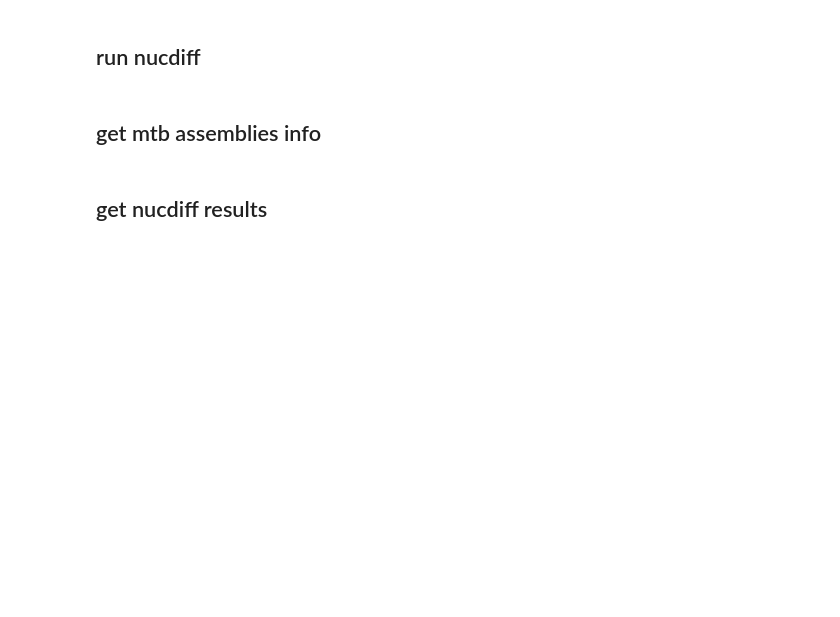
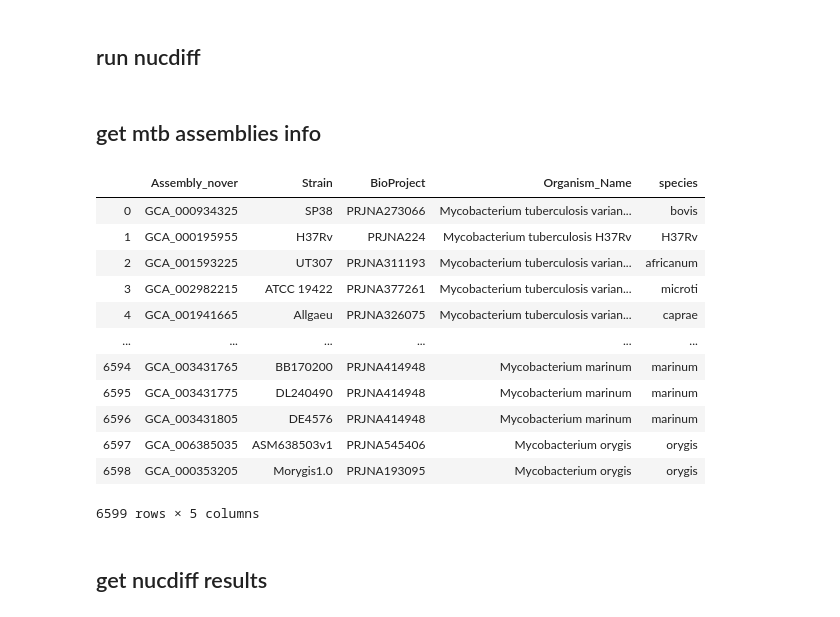
Before and after one commit to dmnfarrell/mtbdiff, a Jupyter notebook: notebooks/bovis_example.ipynb, the cells around one changed output. Saved outputs shown, nothing was run; the diff lists cells and outputs as text; code cells hidden in the pictures; blank space fills up the shorter version.

```diff
--- a/notebooks/bovis_example.ipynb
+++ b/notebooks/bovis_example.ipynb
@@ -60,9 +60,22 @@ names = analysis.run_genomes(path, outpath='../bovis_results')
 # %%
 asm = utils.get_mtb_assembly_data()
 #print (info.columns)
-icols=['Assembly_nover','Strain','BioProject','#Organism/Name','Species']
-#info[icols][:20]
-#info.to_csv('../mtbdiff/data/mtb_assemblies.csv',index=False)
+icols=['Assembly_nover','Strain','BioProject','Organism_Name','species']
+asm[icols]
+# %% [output]
+|  | Assembly_nover | Strain | BioProject | Organism_Name | species |
+| 0 | GCA_000934325 | SP38 | PRJNA273066 | Mycobacterium tuberculosis varian... | bovis |
+| 1 | GCA_000195955 | H37Rv | PRJNA224 | Mycobacterium tuberculosis H37Rv | H37Rv |
+| 2 | GCA_001593225 | UT307 | PRJNA311193 | Mycobacterium tuberculosis varian... | africanum |
+| 3 | GCA_002982215 | ATCC 19422 | PRJNA377261 | Mycobacterium tuberculosis varian... | microti |
+| 4 | GCA_001941665 | Allgaeu | PRJNA326075 | Mycobacterium tuberculosis varian... | caprae |
+| ... | ... | ... | ... | ... | ... |
+| 6594 | GCA_003431765 | BB170200 | PRJNA414948 | Mycobacterium marinum | marinum |
+| 6595 | GCA_003431775 | DL240490 | PRJNA414948 | Mycobacterium marinum | marinum |
+| 6596 | GCA_003431805 | DE4576 | PRJNA414948 | Mycobacterium marinum | marinum |
+| 6597 | GCA_006385035 | ASM638503v1 | PRJNA545406 | Mycobacterium orygis | orygis |
+| 6598 | GCA_000353205 | Morygis1.0 | PRJNA193095 | Mycobacterium orygis | orygis |
+6599 rows × 5 columns
 # %% [markdown]
 ## get nucdiff results
 # %%
```
Also changed, not shown: parts of 7 cells of this notebook, 5 other files.
